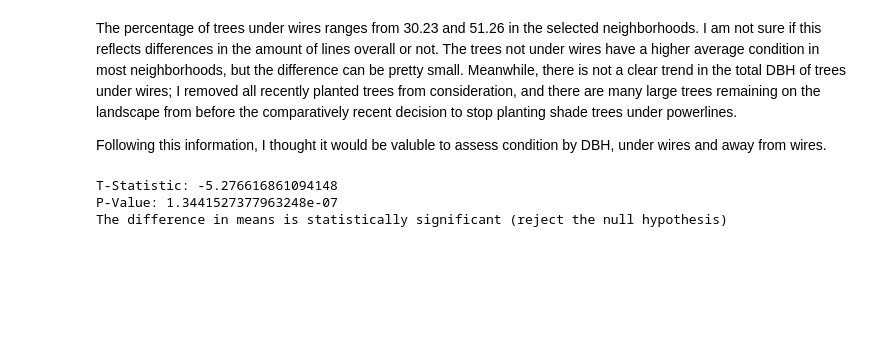
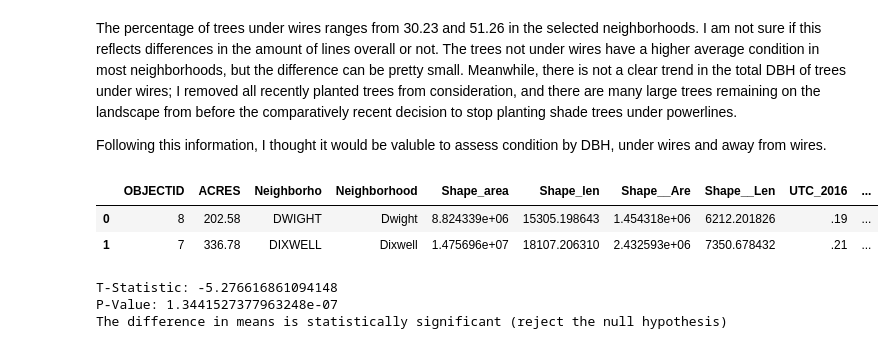
Before and after one commit to envirodatascience/final-project-urban-treeam, a Jupyter notebook: Les_UtilityLines.ipynb, the cells around one changed output. Saved outputs shown, nothing was run; the diff lists cells and outputs as text; code cells hidden in the pictures; blank space fills up the shorter version.

```diff
--- a/Les_UtilityLines.ipynb
+++ b/Les_UtilityLines.ipynb
@@ -270,6 +285,12 @@ nbhds.perc_wire=nbhds.perc_wire.round(decimals=1)
 The percentage of trees under wires ranges from 30.23 and 51.26 in the selected neighborhoods. I am not sure if this reflects differences in the amount of lines overall or not. The trees not under wires have a higher average condition in most neighborhoods, but the difference can be pretty small. Meanwhile, there is not a clear trend in the total DBH of trees under wires; I removed all recently planted trees from consideration, and there are many large trees remaining on the landscape from before the comparatively recent decision to stop planting shade trees under powerlines.
 
 Following this information, I thought it would be valuble to assess condition by DBH, under wires and away from wires.
+# %%
+plotdata.head(2)
+# %% [output]
+|  | OBJECTID | ACRES | Neighborho | Neighborhood | Shape_area | Shape_len | Shape__Are | Shape__Len | UTC_2016 | ... |
+| 0 | 8 | 202.58 | DWIGHT | Dwight | 8.824339e+06 | 15305.198643 | 1.454318e+06 | 6212.201826 | .19 | ... |
+| 1 | 7 | 336.78 | DIXWELL | Dixwell | 1.475696e+07 | 18107.206310 | 2.432593e+06 | 7350.678432 | .21 | ... |
 # %%
 t_statistic, p_value = stats.ttest_ind(df_yes['Condition'], df_no['Condition'], equal_var=False)  # Assuming unequal variances
 
```
Also changed, not shown: parts of 3 cells of this notebook.
